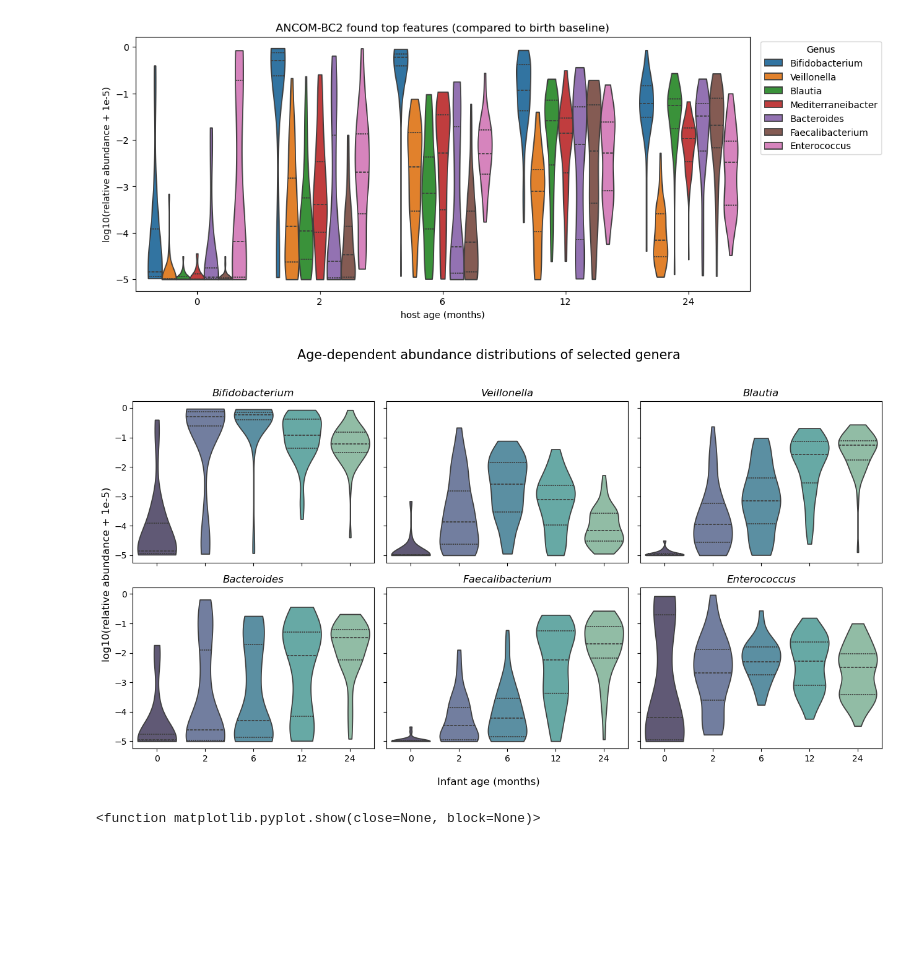
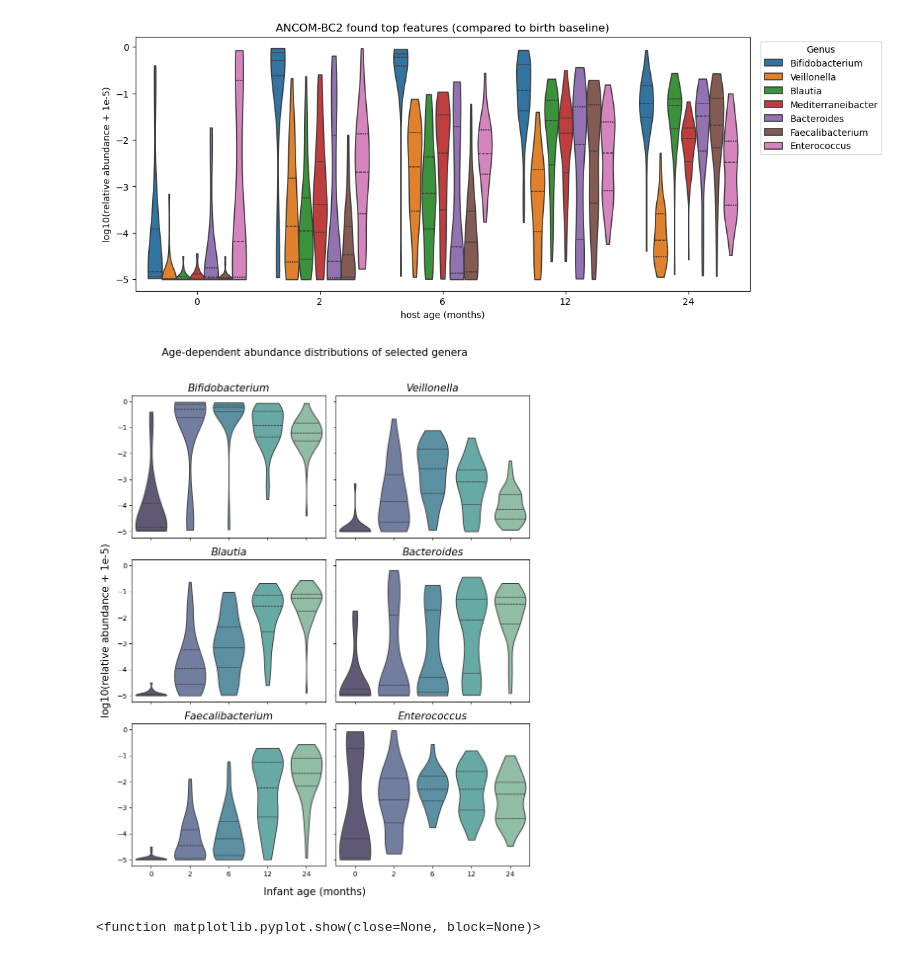
Before and after one commit to tpayer-eng/MicroOdyssey_clean, a Jupyter notebook: scripts/05_ML/featureimportance.ipynb, the cells around one changed output. Drawn from its saved outputs; the diff is of its cells as text; code cells hidden in the pictures; blank space fills up the shorter version.

Commit message:
changed heatmap again

```diff
--- a/scripts/05_ML/featureimportance.ipynb
+++ b/scripts/05_ML/featureimportance.ipynb
@@ -269,8 +269,8 @@ long["log_abund"] = np.log10(
 
 # Create 2 × 3 figure
 fig, axes = plt.subplots(
-    2, 3,
-    figsize=(13, 7),
+    3, 2,
+    figsize=(9, 11),
     sharex=True,
     sharey=True
 )
@@ -295,37 +295,37 @@ for ax, genus in zip(axes.flat, genera):
         order=ages,
         hue_order=ages,
         palette=age_palette,
         cut=0,
         inner="quartile",
         density_norm="width",
         legend=False,
         ax=ax
     )
 
-    ax.set_title(genus, fontsize=12, fontstyle="italic")
+    ax.set_title(genus, fontsize=15, fontstyle="italic")
     ax.set_xlabel("")
     ax.set_ylabel("")
 
-fig.supxlabel("Infant age (months)", fontsize=12)
-fig.supylabel("log10(relative abundance + 1e-5)", fontsize=12)
+fig.supxlabel("Infant age (months)", fontsize=15)
+fig.supylabel("log10(relative abundance + 1e-5)", fontsize=15)
 
 fig.suptitle(
     "Age-dependent abundance distributions of selected genera",
     fontsize=15,
     y=1.02
 )
 
 plt.tight_layout()
 
 plt.savefig(
     f"{output_dir}/six_genera_violinplots.png",
     dpi=300,
     bbox_inches="tight"
 )
 
 plt.show()
 # %% [output]
-[figure, old version]
+[figure, new version]
 # %%
 import numpy as np
 import matplotlib.pyplot as plt
```
Also changed, not shown: 3 other files.
